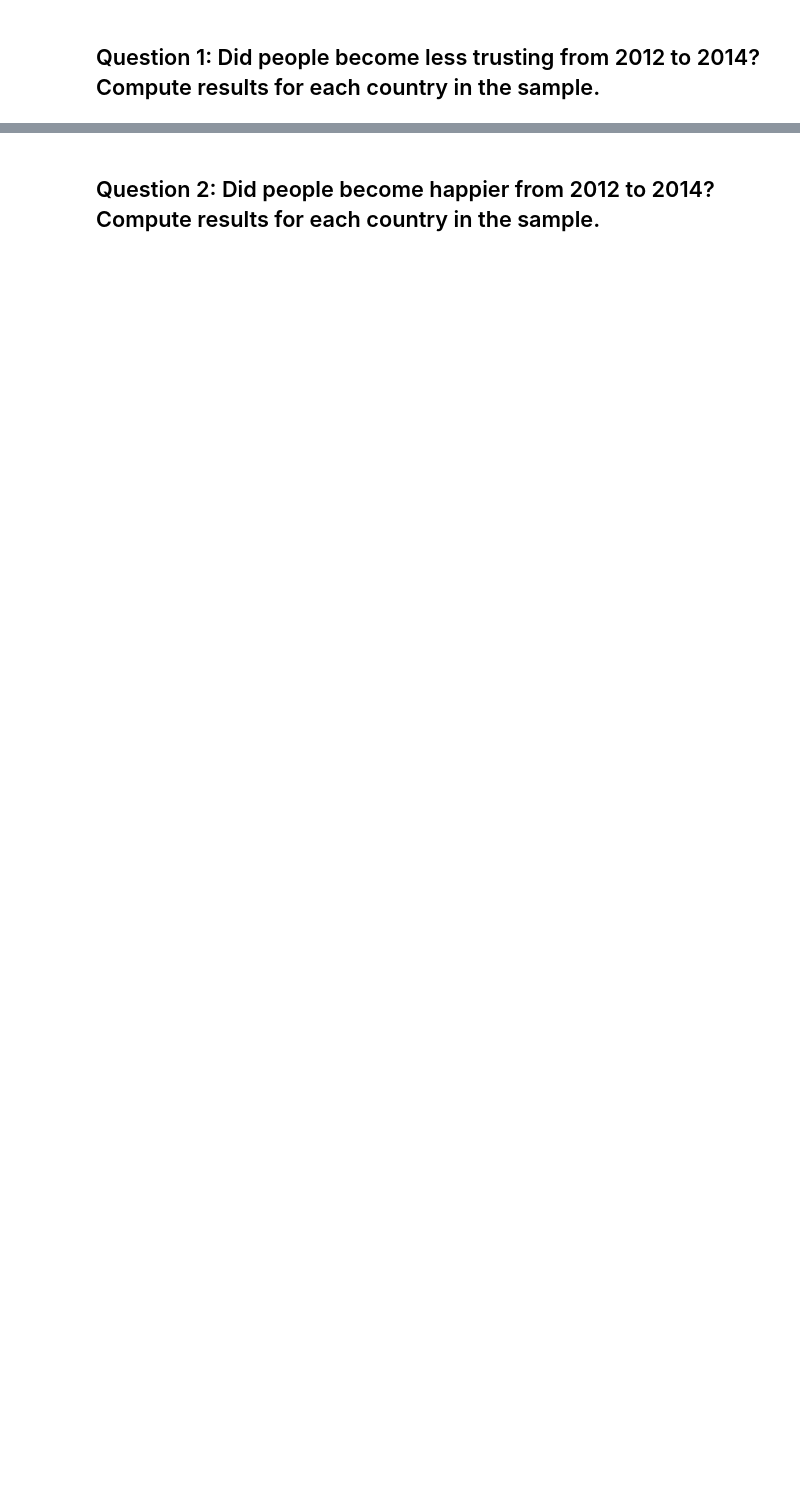
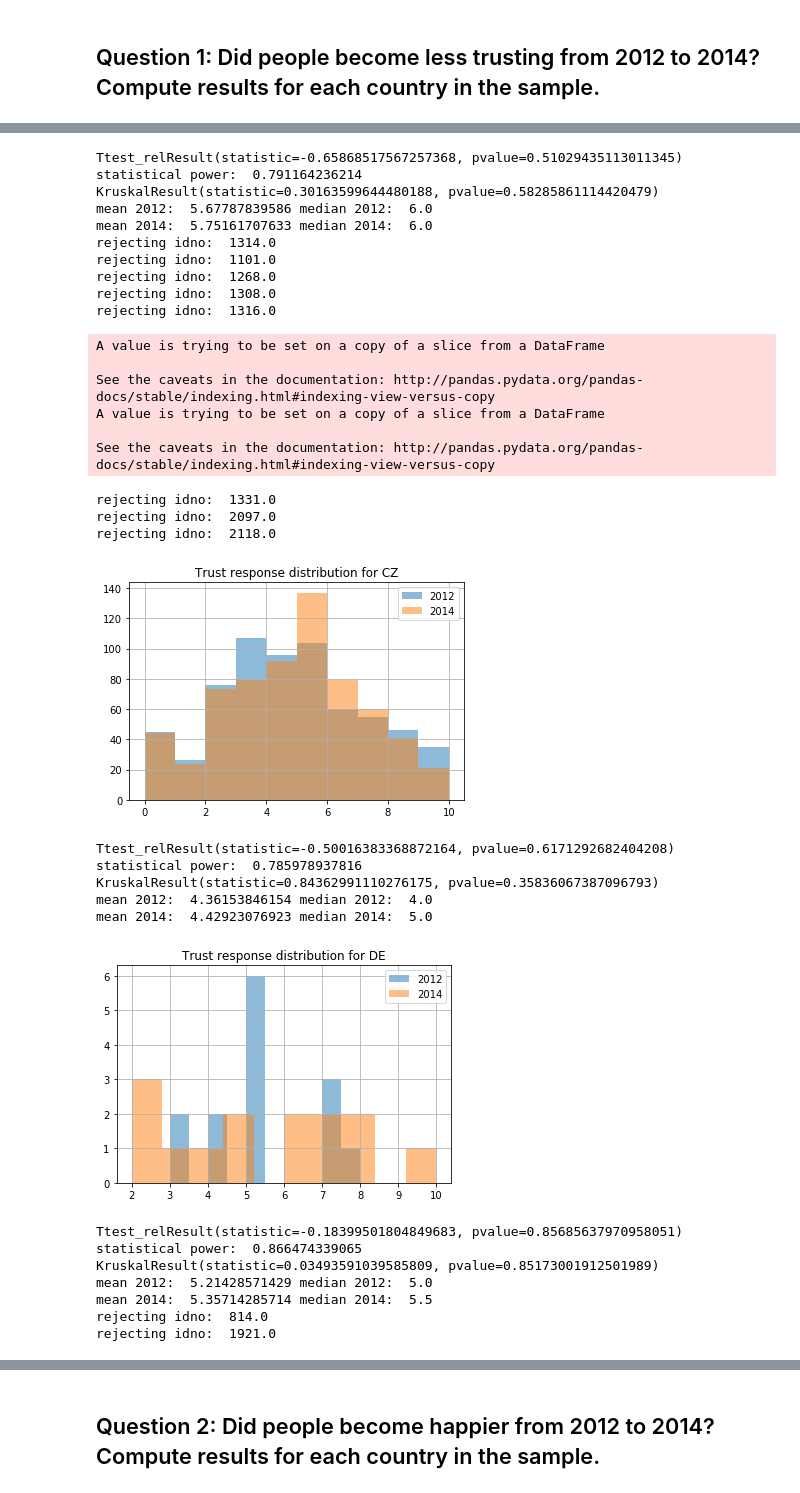
Before and after one commit to AlliedToasters/ESS_project, a Jupyter notebook: 5.5.4_what_test_to_use.ipynb, the cells around one changed output, grey strips where cells are left out. Saved outputs shown, nothing was run; the diff lists cells and outputs as text; code cells hidden in the pictures; blank space fills up the shorter version.

```diff
--- a/5.5.4_what_test_to_use.ipynb
+++ b/5.5.4_what_test_to_use.ipynb
@@ -36,27 +34,2 @@ array([6, 7])
 # %% [markdown]
 ## Question 1: Did people become less trusting from 2012 to 2014? Compute results for each country in the sample.
-# %%
-countries = list(df.cntry.unique())
-
-#Split data into groups and eliminate null values.
-data12 = df[df.year==6][df.ppltrst.notnull()]
-data14 = df[df.year==7][df.ppltrst.notnull()]
-data = df[df.ppltrst.notnull()]
-
-for country in countries:
-    data12[data12.cntry == country].ppltrst.hist(alpha=.5, label='2012')
-    data14[data14.cntry == country].ppltrst.hist(alpha=.5, label='2014')
-    plt.legend();
-    plt.title('Trust response distribution for {}'.format(country));
-    plt.show();
-    ttest_res = stats.ttest_ind(data12[data12.cntry == country].ppltrst, data14[data14.cntry == country].ppltrst)
-    print(ttest_res)
-    alpha = ttest_res[1]
-    pooled_SD = sqrt((data12[data12.cntry == country].ppltrst.std()+data14[data14.cntry == country].ppltrst.std())/2)
-    effect_size = abs(data12[data12.cntry == country].ppltrst.mean() - data14[data14.cntry == country].ppltrst.mean()) / pooled_SD
-    print('statistical power: ', power.tt_solve_power(effect_size=effect_size, nobs=len(data[data.cntry==country]), alpha=alpha, power=None, alternative='two-sided'))
-    print(stats.kruskal(data12[data12.cntry == country].ppltrst, data14[data14.cntry == country].ppltrst))
-    print('mean 2012: ', data12[data12.cntry == country].ppltrst.mean(),
-          'median 2012: ', data12[data12.cntry == country].ppltrst.median())
-    print('mean 2014: ', data14[data14.cntry == country].ppltrst.mean(),
-         'median 2014: ', data14[data14.cntry == country].ppltrst.median())
@@ -99,0 +82,5 @@ mean 2014:  6.2577092511 median 2014:  7.0
+# %%
+countries = list(df.cntry.unique())
+for country in countries:
+    df = compare_years(df, country = country)
+# %% [output]
@@ -99,0 +88,33 @@ mean 2014:  6.2577092511 median 2014:  7.0
+Ttest_relResult(statistic=-0.65868517567257368, pvalue=0.51029435113011345)
+statistical power:  0.791164236214
+KruskalResult(statistic=0.30163599644480188, pvalue=0.58285861114420479)
+mean 2012:  5.67787839586 median 2012:  6.0
+mean 2014:  5.75161707633 median 2014:  6.0
+rejecting idno:  1314.0
+rejecting idno:  1101.0
+rejecting idno:  1268.0
+rejecting idno:  1308.0
+rejecting idno:  1316.0
+A value is trying to be set on a copy of a slice from a DataFrame
+
+See the caveats in the documentation: http://pandas.pydata.org/pandas-docs/stable/indexing.html#indexing-view-versus-copy
+A value is trying to be set on a copy of a slice from a DataFrame
+
+See the caveats in the documentation: http://pandas.pydata.org/pandas-docs/stable/indexing.html#indexing-view-versus-copy
+rejecting idno:  1331.0
+rejecting idno:  2097.0
+rejecting idno:  2118.0
+[figure, added]
+Ttest_relResult(statistic=-0.50016383368872164, pvalue=0.6171292682404208)
+statistical power:  0.785978937816
+KruskalResult(statistic=0.84362991110276175, pvalue=0.35836067387096793)
+mean 2012:  4.36153846154 median 2012:  4.0
+mean 2014:  4.42923076923 median 2014:  5.0
+[figure, added]
+Ttest_relResult(statistic=-0.18399501804849683, pvalue=0.85685637970958051)
+statistical power:  0.866474339065
+KruskalResult(statistic=0.03493591039585809, pvalue=0.85173001912501989)
+mean 2012:  5.21428571429 median 2012:  5.0
+mean 2014:  5.35714285714 median 2014:  5.5
+rejecting idno:  814.0
+rejecting idno:  1921.0
```
Also changed, not shown: parts of 13 cells of this notebook.
